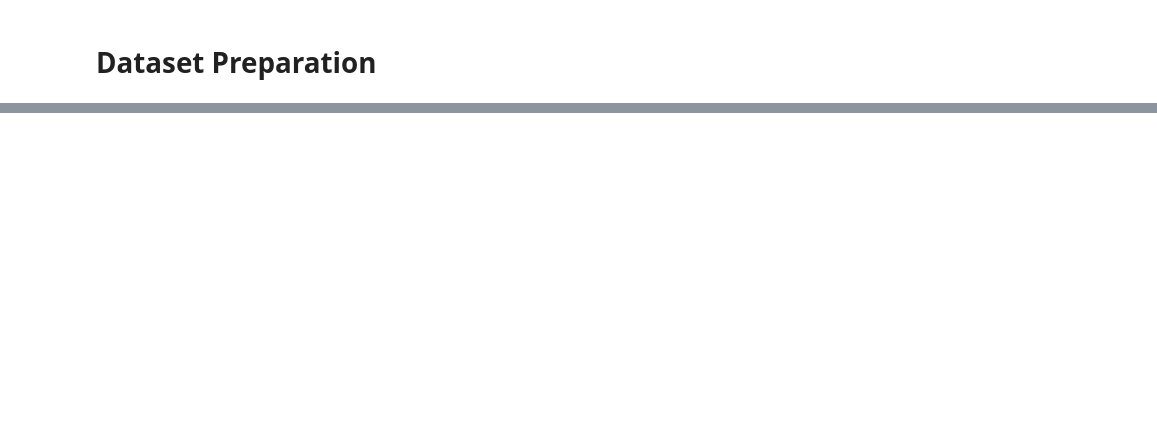
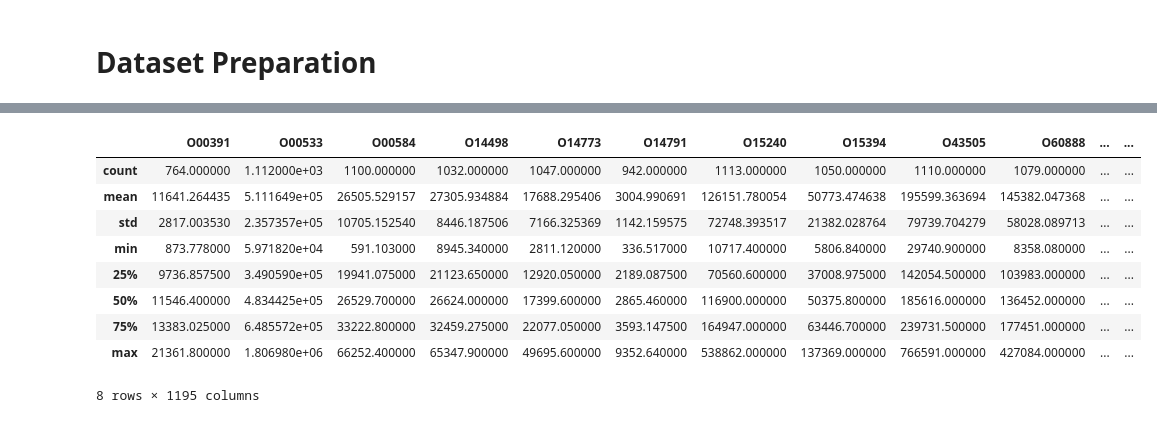
Before and after one commit to jaytonde/AMP--Parkinson-s-Disease-Progression-Prediction, a Jupyter notebook: pd-jdt.ipynb, the cells around one changed output, grey strips where cells are left out. Cells and saved outputs as stored; diff of their text form; code cells hidden in the pictures; blank space fills up the shorter version.

```diff
--- a/pd-jdt.ipynb
+++ b/pd-jdt.ipynb
@@ -106,0 +141,13 @@ pro_pep_df
+# %%
+data_df.describe()
+# %% [output]
+|  | O00391 | O00533 | O00584 | O14498 | O14773 | O14791 | O15240 | O15394 | O43505 | O60888 | ... | ... |
+| count | 764.000000 | 1.112000e+03 | 1100.000000 | 1032.000000 | 1047.000000 | 942.000000 | 1113.000000 | 1050.000000 | 1110.000000 | 1079.000000 | ... | ... |
+| mean | 11641.264435 | 5.111649e+05 | 26505.529157 | 27305.934884 | 17688.295406 | 3004.990691 | 126151.780054 | 50773.474638 | 195599.363694 | 145382.047368 | ... | ... |
+| std | 2817.003530 | 2.357357e+05 | 10705.152540 | 8446.187506 | 7166.325369 | 1142.159575 | 72748.393517 | 21382.028764 | 79739.704279 | 58028.089713 | ... | ... |
+| min | 873.778000 | 5.971820e+04 | 591.103000 | 8945.340000 | 2811.120000 | 336.517000 | 10717.400000 | 5806.840000 | 29740.900000 | 8358.080000 | ... | ... |
+| 25% | 9736.857500 | 3.490590e+05 | 19941.075000 | 21123.650000 | 12920.050000 | 2189.087500 | 70560.600000 | 37008.975000 | 142054.500000 | 103983.000000 | ... | ... |
+| 50% | 11546.400000 | 4.834425e+05 | 26529.700000 | 26624.000000 | 17399.600000 | 2865.460000 | 116900.000000 | 50375.800000 | 185616.000000 | 136452.000000 | ... | ... |
+| 75% | 13383.025000 | 6.485572e+05 | 33222.800000 | 32459.275000 | 22077.050000 | 3593.147500 | 164947.000000 | 63446.700000 | 239731.500000 | 177451.000000 | ... | ... |
+| max | 21361.800000 | 1.806980e+06 | 66252.400000 | 65347.900000 | 49695.600000 | 9352.640000 | 538862.000000 | 137369.000000 | 766591.000000 | 427084.000000 | ... | ... |
+8 rows × 1195 columns
```
Also changed, not shown: parts of 11 cells of this notebook.
